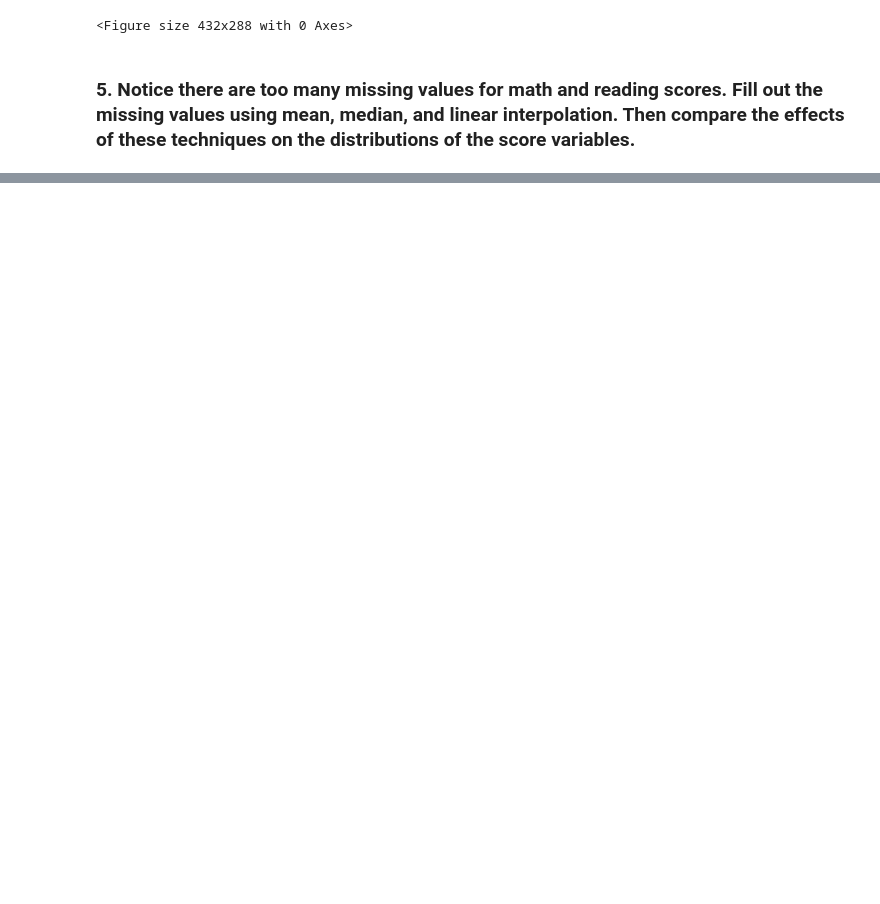
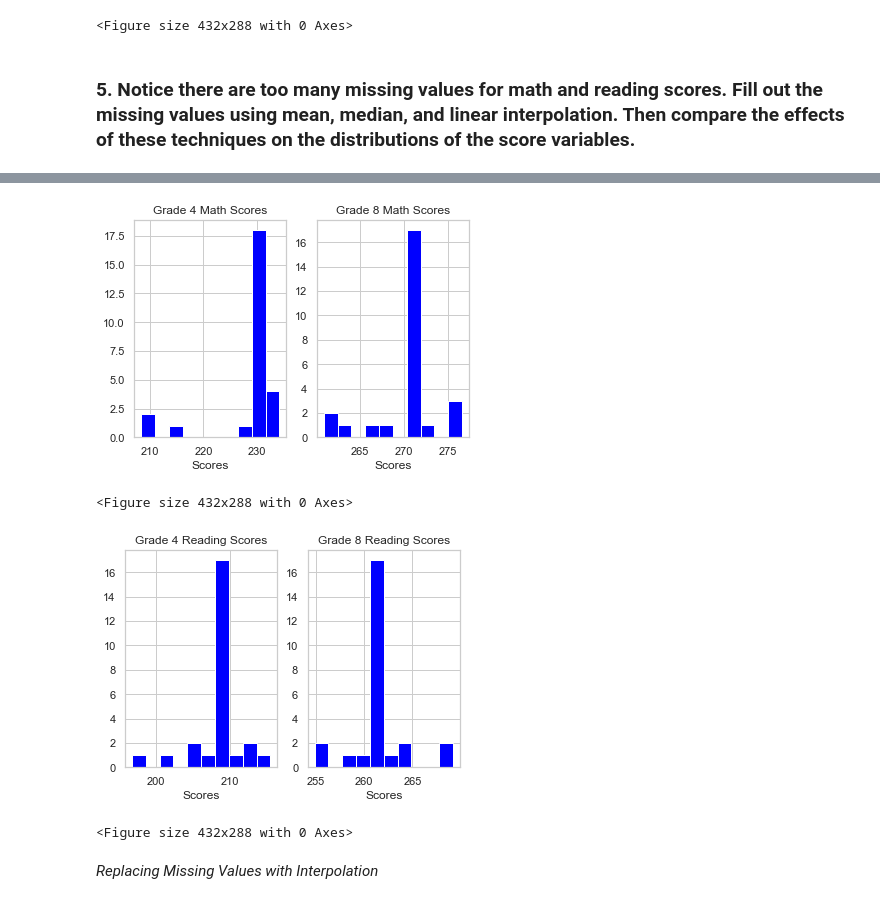
Before and after one commit to DanikaHannon/Data-Science-Drills, a Jupyter notebook: 17.5 - Data Exploration 1.ipynb, the cells around one changed output, grey strips where cells are left out. Drawn from its saved outputs; the diff is of its cells as text; code cells hidden in the pictures; blank space fills up the shorter version.

```diff
--- a/17.5 - Data Exploration 1.ipynb
+++ b/17.5 - Data Exploration 1.ipynb
@@ -238,0 +283,35 @@ ValueError: Must pass DataFrame with boolean values only
+# %%
+plt.subplot(1, 2, 1)
+plt.hist(education_df_california_scores_median['AVG_MATH_4_SCORE'], color='blue')
+plt.title('Grade 4 Math Scores')
+plt.xlabel('Scores')
+
+plt.subplot(1, 2, 2)
+plt.hist(education_df_california_scores_median['AVG_MATH_8_SCORE'], color='blue')
+plt.title('Grade 8 Math Scores')
+plt.xlabel('Scores')
+plt.show()
+
+plt.tight_layout()
+plt.show()
+
+plt.subplot(1, 2, 1)
+plt.hist(education_df_california_scores_median['AVG_READING_4_SCORE'], color='blue')
+plt.title('Grade 4 Reading Scores')
+plt.xlabel('Scores')
+
+plt.subplot(1, 2, 2)
+plt.hist(education_df_california_scores_median['AVG_READING_8_SCORE'], color='blue')
+plt.title('Grade 8 Reading Scores')
+plt.xlabel('Scores')
+plt.show()
+
+plt.tight_layout()
+plt.show()
+# %% [output]
+[figure, added]
+<Figure size 432x288 with 0 Axes>
+[figure, added]
+<Figure size 432x288 with 0 Axes>
+# %% [markdown]
+_Replacing Missing Values with Interpolation_
```
Also changed, not shown: parts of 16 cells of this notebook.
